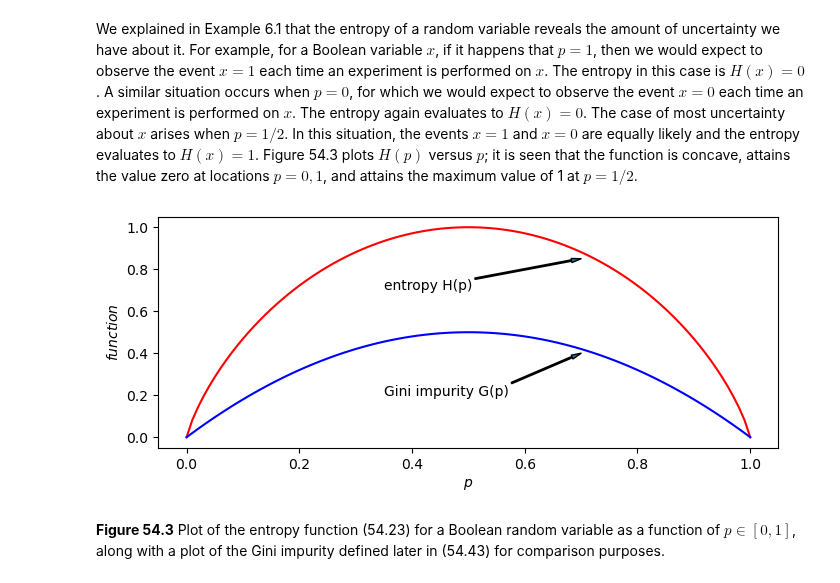
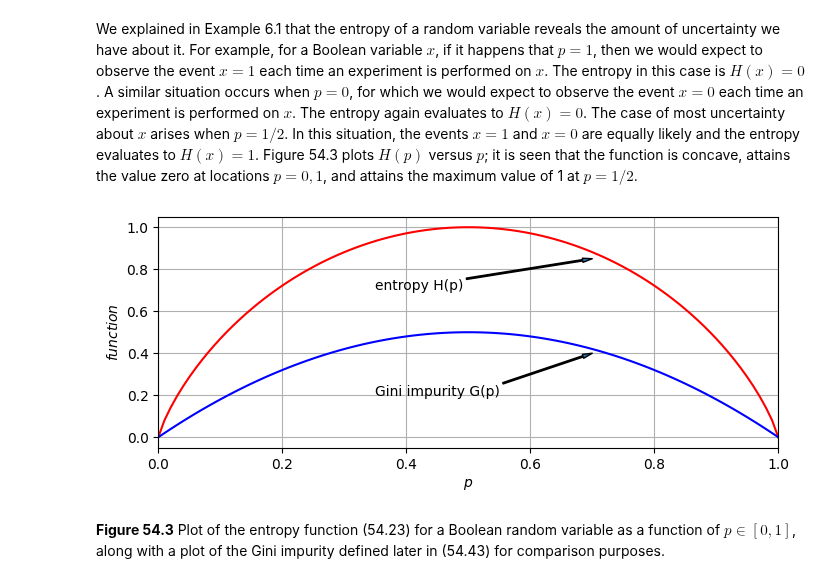
Before and after one commit to asl-epfl/inference-learning-data-2022-python, a Jupyter notebook: chapter-54/chapter-54.ipynb, the cells around one changed output. Saved outputs shown, nothing was run; the diff lists cells and outputs as text; code cells hidden in the pictures.

```diff
--- a/chapter-54/chapter-54.ipynb
+++ b/chapter-54/chapter-54.ipynb
@@ -236,16 +236,17 @@ for p in np.arange(0, 1.01, 0.01):
 # %%
 f1, axs1 = plt.subplots(1, 1, figsize=(8,3));
 axs1.plot(np.arange(0, 1.01, 0.01), H, color = 'red');
 axs1.plot(np.arange(0, 1.01, 0.01), G, color = 'blue');
 axs1.set_ylabel("$function$");
 axs1.set_xlabel("$p$");
-
+axs1.grid(True)
+axs1.set_xlim([0,1])
 axs1.annotate("entropy H(p)",xy=(0.7, 0.85),xytext=(0.35, 0.7),arrowprops={"width":1,"headwidth":3,'headlength':7});
 axs1.annotate("Gini impurity G(p)",xy=(0.7, 0.4),xytext=(0.35, 0.2),arrowprops={"width":1,"headwidth":3,'headlength':7});
 
-#plt.savefig('fig 54.3.pdf')
+plt.savefig('fig 54.3.pdf')
 # %% [output]
-[figure, old version]
+[figure, new version]
 # %% [markdown]
 **Figure 54.3** Plot of the entropy function (54.23) for a Boolean random variable as a function of $p\in[0,1]$, along with a plot of the Gini impurity defined later in (54.43) for comparison purposes.
 # %% [markdown]
```
Also changed, not shown: 17 other files.
